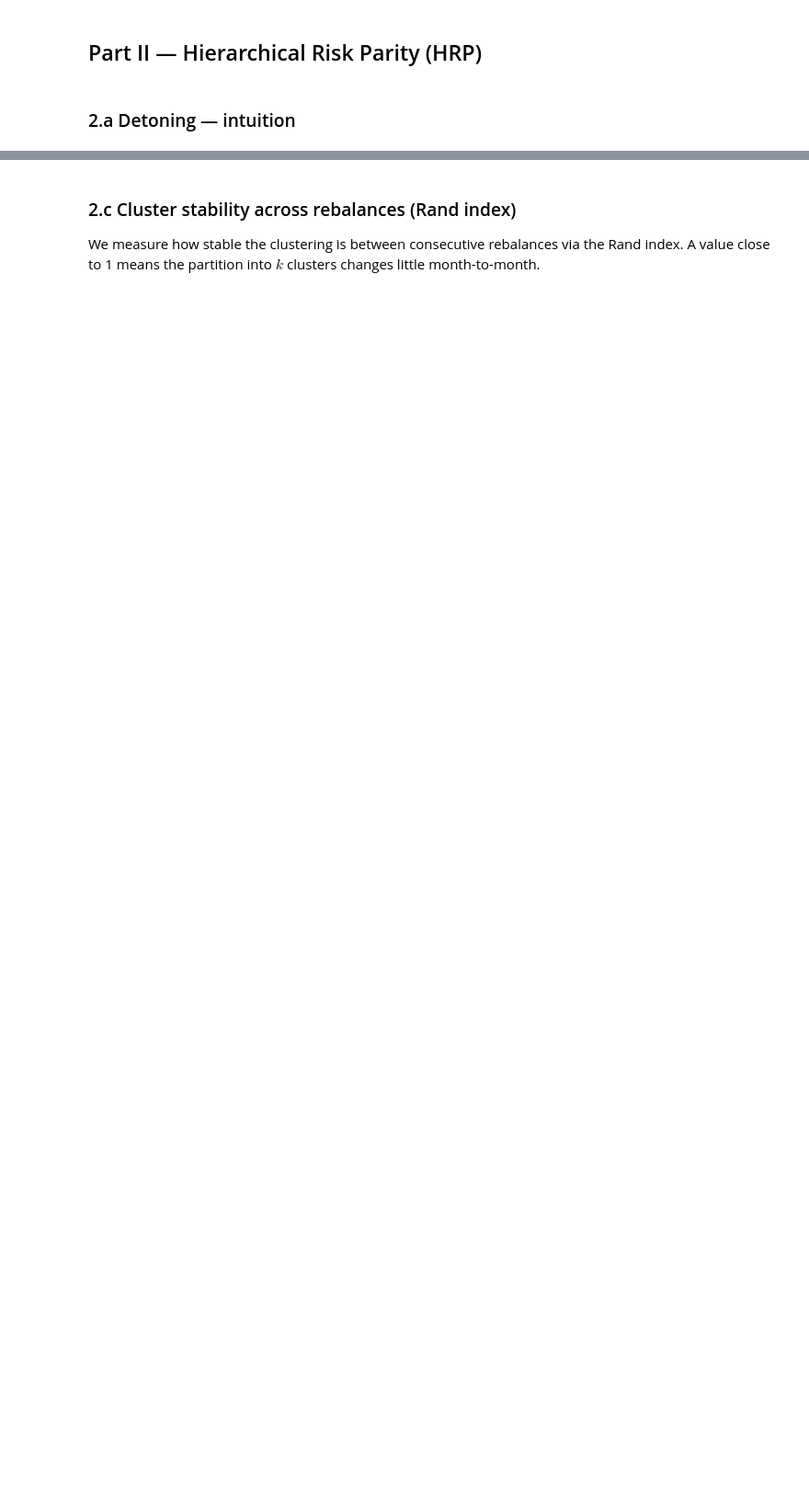
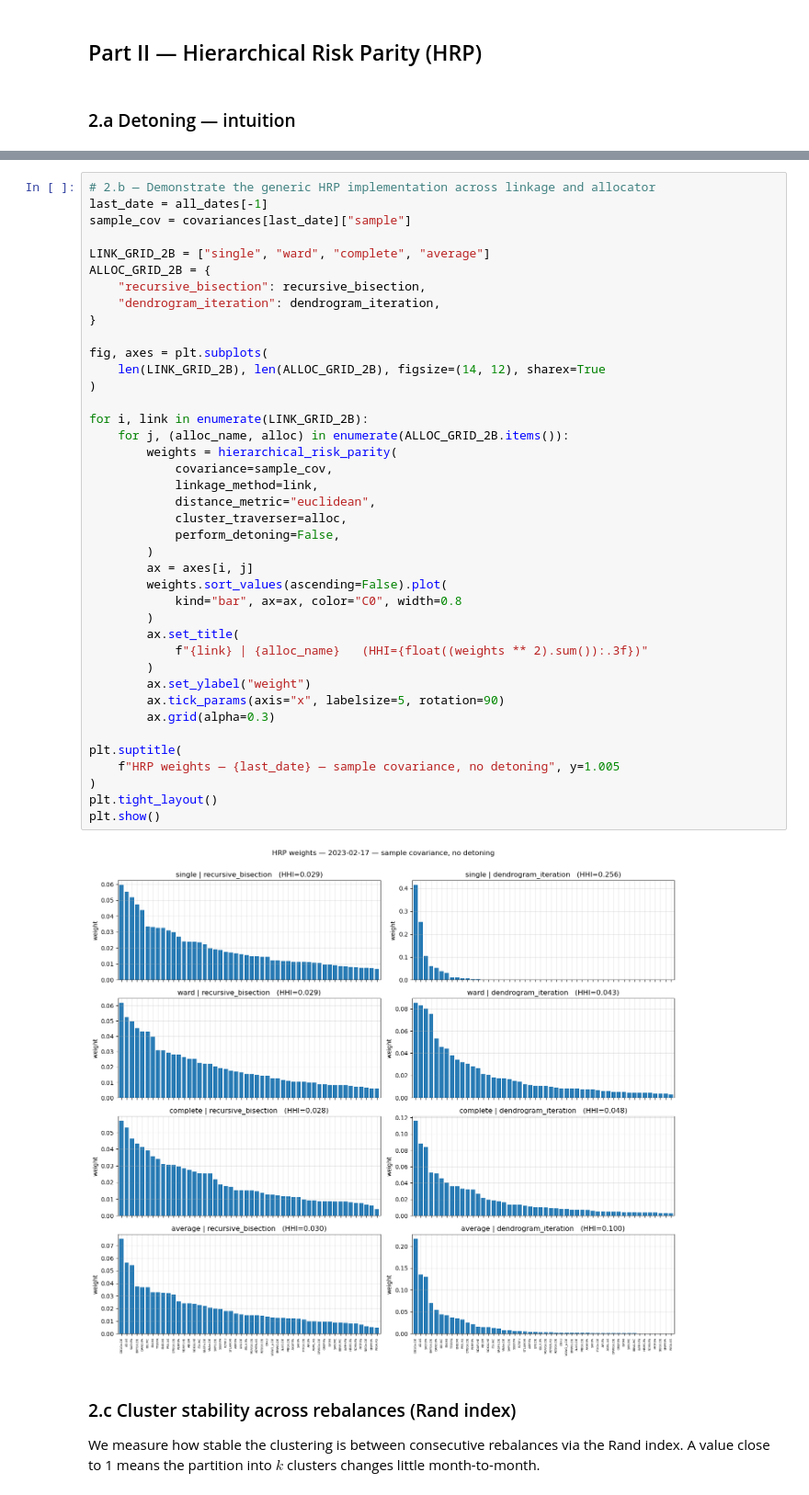
Before and after one commit to giacomocosta0101-png/Assignment_4_b, a Jupyter notebook: ex4b_notebook.ipynb, the cells around one changed output, grey strips where cells are left out. Shown at 92% size. Saved outputs shown, nothing was run; the diff lists cells and outputs as text; blank space fills up the shorter version.

```diff
--- a/ex4b_notebook.ipynb
+++ b/ex4b_notebook.ipynb
@@ -252,3 +287,45 @@ TypeError: '>=' not supported between instances of 'NoneType' and 'float'
+# %%
+# 2.b — Demonstrate the generic HRP implementation across linkage and allocator
+last_date = all_dates[-1]
+sample_cov = covariances[last_date]["sample"]
+
+LINK_GRID_2B = ["single", "ward", "complete", "average"]
+ALLOC_GRID_2B = {
+    "recursive_bisection": recursive_bisection,
+    "dendrogram_iteration": dendrogram_iteration,
+}
+
+fig, axes = plt.subplots(
+    len(LINK_GRID_2B), len(ALLOC_GRID_2B), figsize=(14, 12), sharex=True
+)
+
+for i, link in enumerate(LINK_GRID_2B):
+    for j, (alloc_name, alloc) in enumerate(ALLOC_GRID_2B.items()):
+        weights = hierarchical_risk_parity(
+            covariance=sample_cov,
+            linkage_method=link,
+            distance_metric="euclidean",
+            cluster_traverser=alloc,
+            perform_detoning=False,
+        )
+        ax = axes[i, j]
+        weights.sort_values(ascending=False).plot(
+            kind="bar", ax=ax, color="C0", width=0.8
+        )
+        ax.set_title(
+            f"{link} | {alloc_name}   (HHI={float((weights ** 2).sum()):.3f})"
+        )
+        ax.set_ylabel("weight")
+        ax.tick_params(axis="x", labelsize=5, rotation=90)
+        ax.grid(alpha=0.3)
+
+plt.suptitle(
+    f"HRP weights — {last_date} — sample covariance, no detoning", y=1.005
+)
+plt.tight_layout()
+plt.show()
+# %% [output]
+[figure, added]
 # %% [markdown]
 ### 2.c Cluster stability across rebalances (Rand index)
 
```
Also changed, not shown: parts of 6 cells of this notebook.
